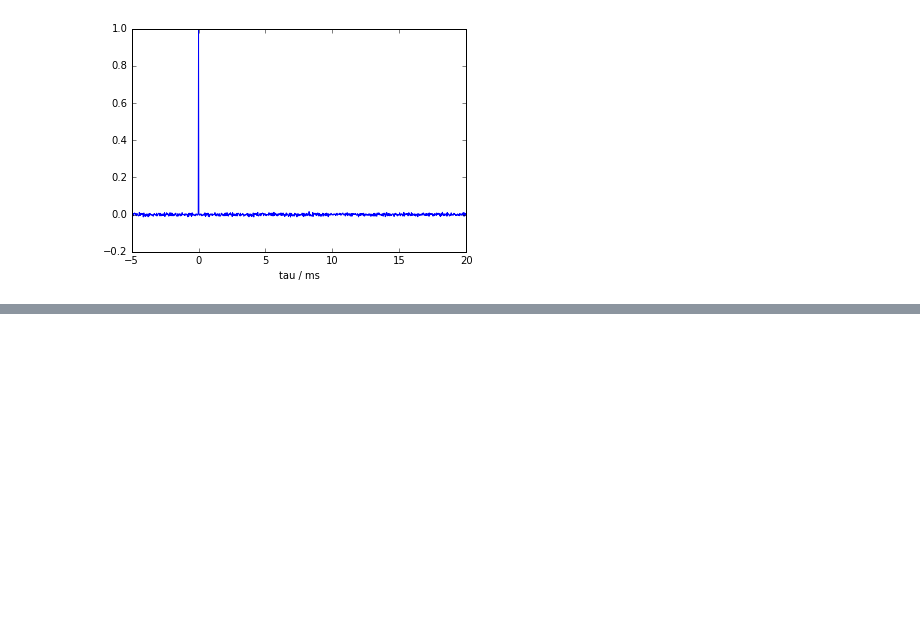
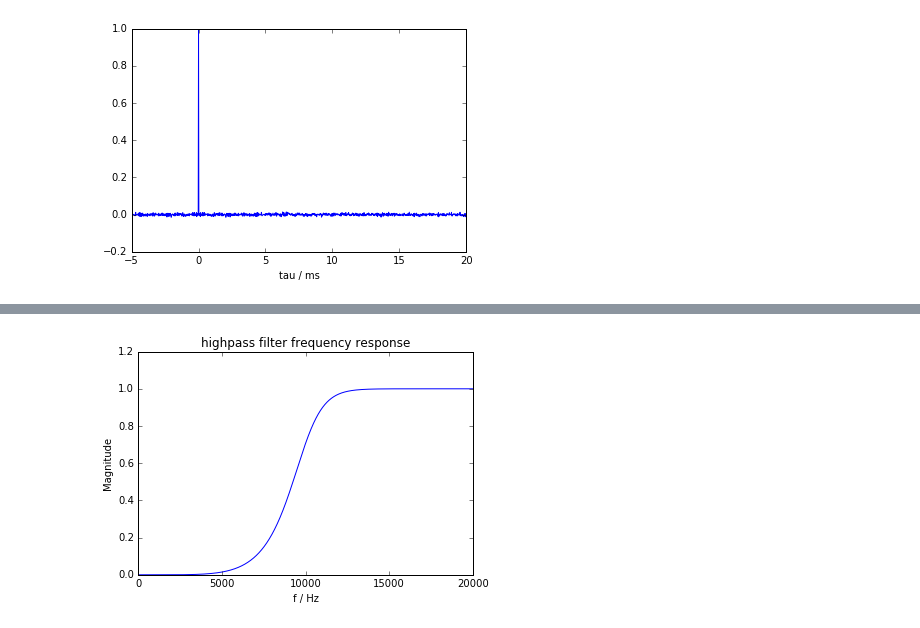
Before and after one commit to hagenw/audiotechnology-examples, a Jupyter notebook: 02_signal_processing.ipynb, the cells around one changed output, grey strips where cells are left out. Drawn from its saved outputs; the diff is of its cells as text; code cells hidden in the pictures; blank space fills up the shorter version.

```diff
--- a/02_signal_processing.ipynb
+++ b/02_signal_processing.ipynb
@@ -206,0 +234,4 @@ plt.xlabel("tau / ms");
+# %%
+frequency_response('highpass', 10000);
+# %% [output]
+[figure, added]
```
Also changed, not shown: parts of 18 cells of this notebook.
